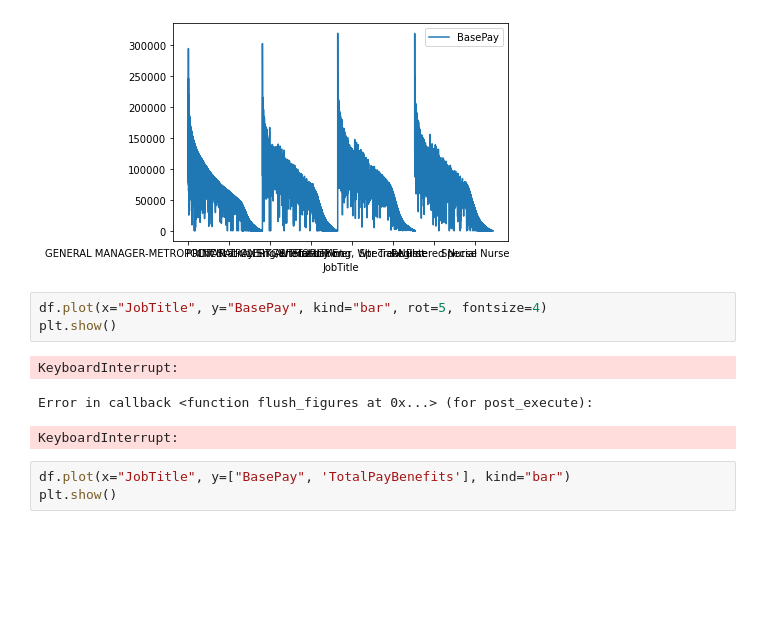
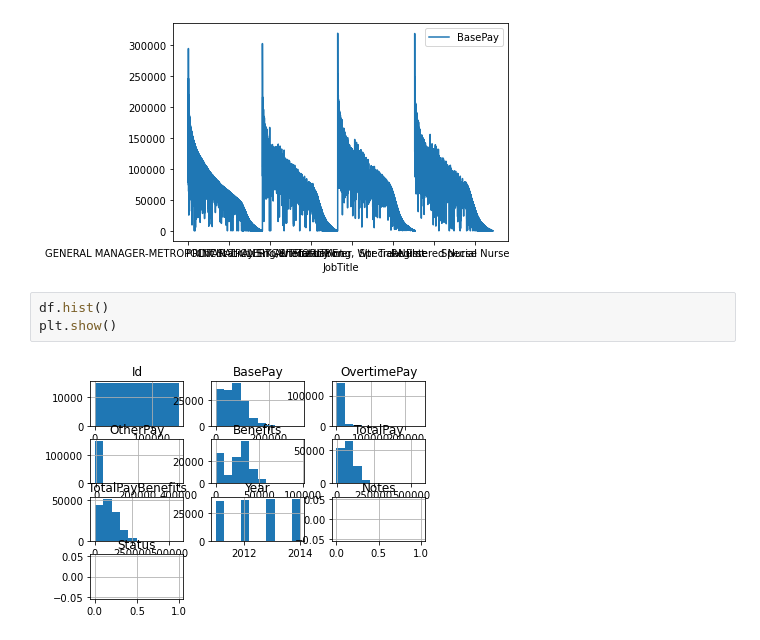
Before and after one commit to AbdullahKimrigh/California-s-Largest-Public-Pay-and-Pension-Database, a Jupyter notebook: Project1_DSND.ipynb, the cells around one changed output. Cells and saved outputs as stored; diff of their text form; blank space fills up the shorter version.

```diff
--- a/Project1_DSND.ipynb
+++ b/Project1_DSND.ipynb
@@ -257,13 +257,8 @@ df.plot(x="JobTitle", y=["BasePay",])
 plt.show()
 # %% [output]
 [figure]
-# %%
-df.plot(x="JobTitle", y="BasePay", kind="bar", rot=5, fontsize=4)
-plt.show()
-# %% [output]
-KeyboardInterrupt:
-Error in callback <function flush_figures at 0x...> (for post_execute):
-KeyboardInterrupt:
-# %%
-df.plot(x="JobTitle", y=["BasePay", 'TotalPayBenefits'], kind="bar")
-plt.show()
+# %%
+df.hist()
+plt.show()
+# %% [output]
+[figure, added]
```
Also changed, not shown: parts of 2 cells of this notebook.
